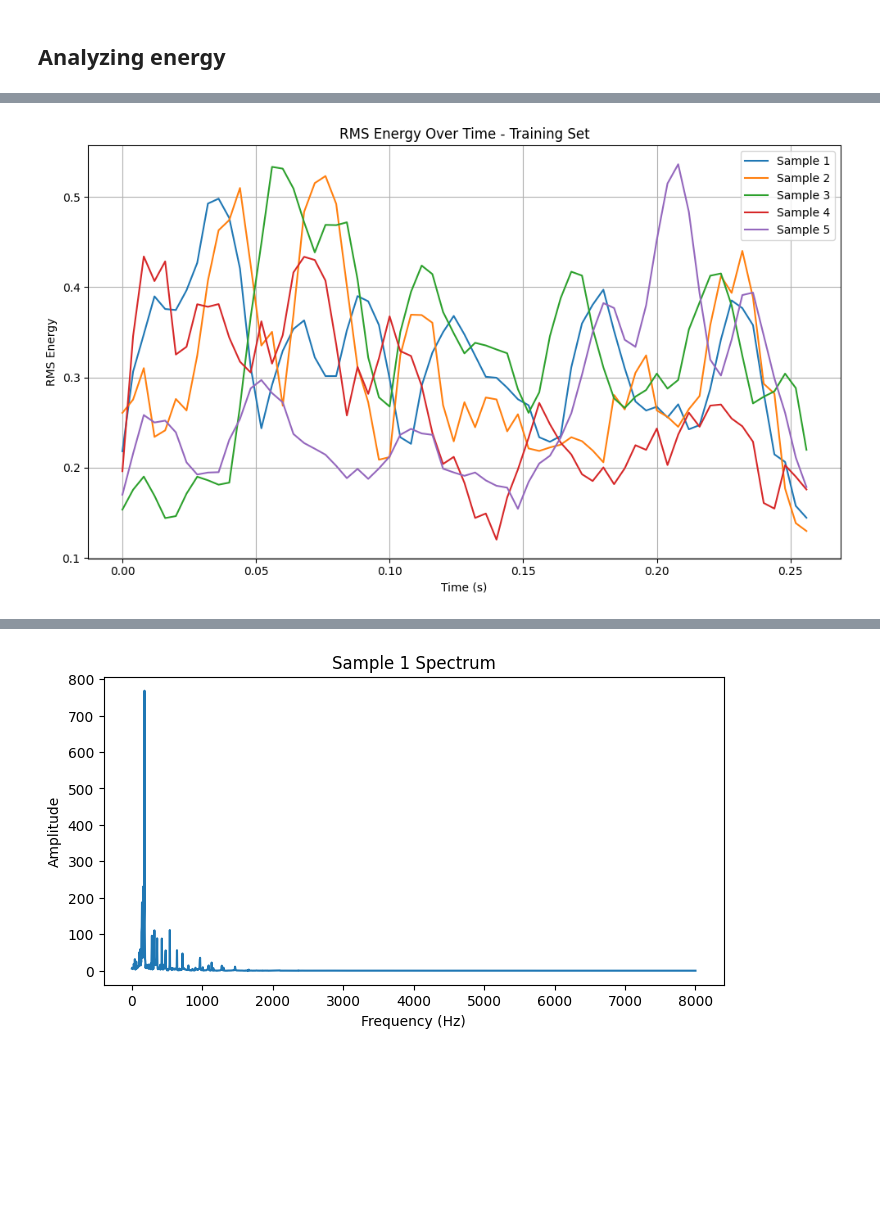
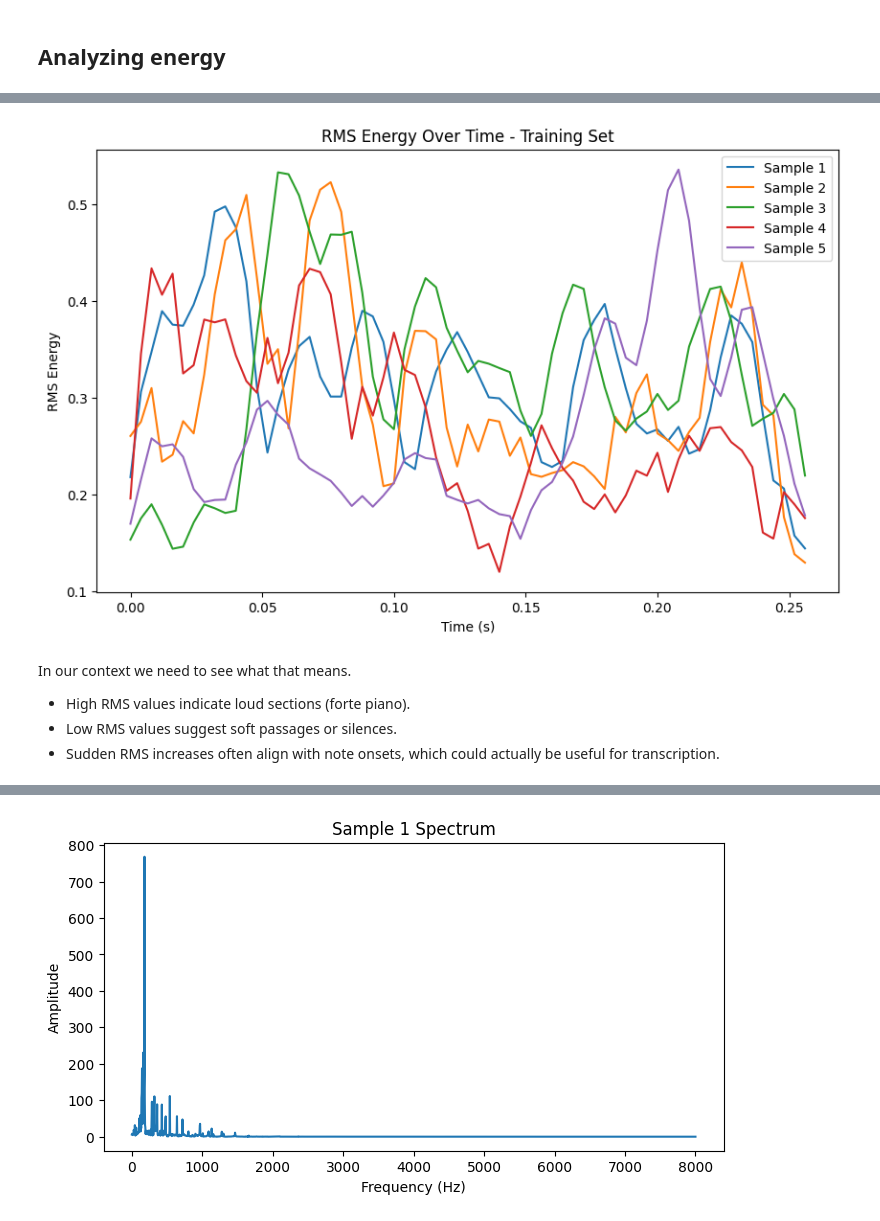
Before and after one commit to Stoymirov/Automated-music-analsis-pipeline-and-EDA, a Jupyter notebook: Classical_music.ipynb, the cells around one changed output, grey strips where cells are left out. Saved outputs shown, nothing was run; the diff lists cells and outputs as text; code cells hidden in the pictures; blank space fills up the shorter version.

```diff
--- a/Classical_music.ipynb
+++ b/Classical_music.ipynb
@@ -245,27 +273,30 @@ Again, from this analysis, we can say that our data is acting as expected, showi
 # %%
-import numpy as np
-import matplotlib.pyplot as plt
-import librosa
+r = 16000
+frame_length = 256  # 16 ms
+hop_length = 64    # 4 ms
 
-sr = 16000
-dataset_name = "Training"
-
-# Plot RMS energy over time for the first 5 samples
+# Compute frame-based RMS for first 5 samples
+all_rms = []
 plt.figure(figsize=(10, 6))
-for i in range(min(5, len(Xtrain))):
-    rms = librosa.feature.rms(y=Xtrain[i], frame_length=256, hop_length=64)[0]
-    times = np.arange(len(rms)) * 64 / sr
+for i in range(5):
+    rms = librosa.feature.rms(y=Xtrain[i], frame_length=frame_length, hop_length=hop_length)[0]
+    all_rms.append(rms)
+    times = np.arange(len(rms)) * hop_length / sr
     plt.plot(times, rms, label=f'Sample {i+1}')
 
-plt.title(f'RMS Energy Over Time - {dataset_name} Set')
+plt.title('RMS Energy Over Time - Training Set')
 plt.xlabel('Time (s)')
 plt.ylabel('RMS Energy')
 plt.legend()
-plt.grid(True)
-plt.tight_layout()
 plt.show()
+plt.close()
 # %% [output]
-[figure, old version]
+[figure, new version]
+# %% [markdown]
+In our context we need to see what that means.
+- High RMS values indicate loud sections (forte piano).
+- Low RMS values suggest soft passages or silences.
+- Sudden RMS increases often align with note onsets, which could actually be useful for transcription.
 # %% [markdown]
 ## Lower frequency tendency in classical music
 ![Frequency of instruments](https://slideplayer.com/slide/16845789/97/images/13/Frequency+of+Instruments.jpg)
```
Also changed, not shown: parts of 13 cells of this notebook.
